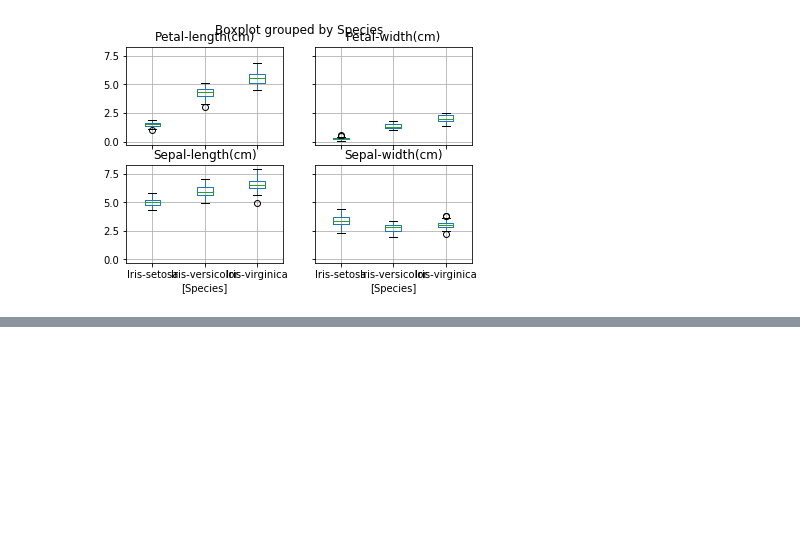
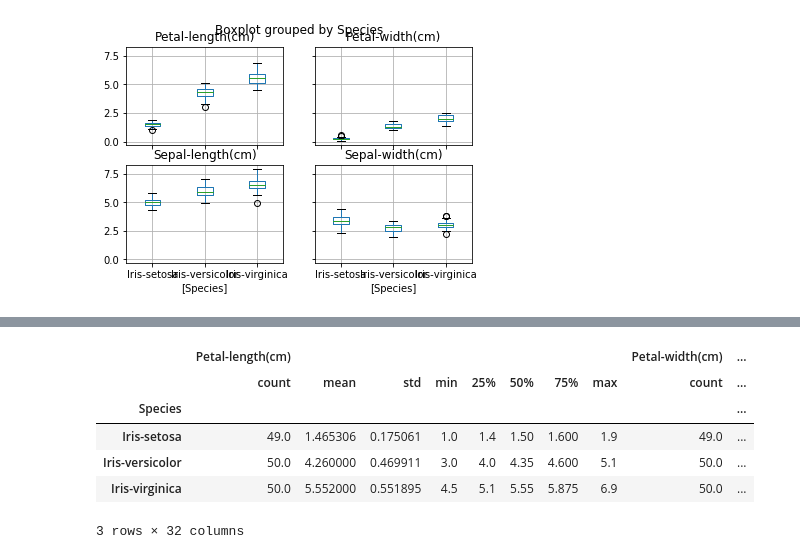
Before and after one commit to karlypaige/Thinkful-2.2.4---Challenge-What-Do-You-See-, a Jupyter notebook: iris data.ipynb, the cells around one changed output, grey strips where cells are left out. Saved outputs shown, nothing was run; the diff lists cells and outputs as text; code cells hidden in the pictures; blank space fills up the shorter version.

```diff
--- a/iris data.ipynb
+++ b/iris data.ipynb
@@ -92,0 +160,10 @@ array([[<matplotlib.axes._subplots.AxesSubplot object at 0x...>,
+# %%
+iris_df.groupby('Species').describe()
+# %% [output]
+|  | Petal-length(cm) |  |  |  |  |  |  |  | Petal-width(cm) | ... |
+|  | count | mean | std | min | 25% | 50% | 75% | max | count | ... |
+| Species |  |  |  |  |  |  |  |  |  | ... |
+| Iris-setosa | 49.0 | 1.465306 | 0.175061 | 1.0 | 1.4 | 1.50 | 1.600 | 1.9 | 49.0 | ... |
+| Iris-versicolor | 50.0 | 4.260000 | 0.469911 | 3.0 | 4.0 | 4.35 | 4.600 | 5.1 | 50.0 | ... |
+| Iris-virginica | 50.0 | 5.552000 | 0.551895 | 4.5 | 5.1 | 5.55 | 5.875 | 6.9 | 50.0 | ... |
+3 rows × 32 columns
```
Also changed, not shown: parts of 8 cells of this notebook.
